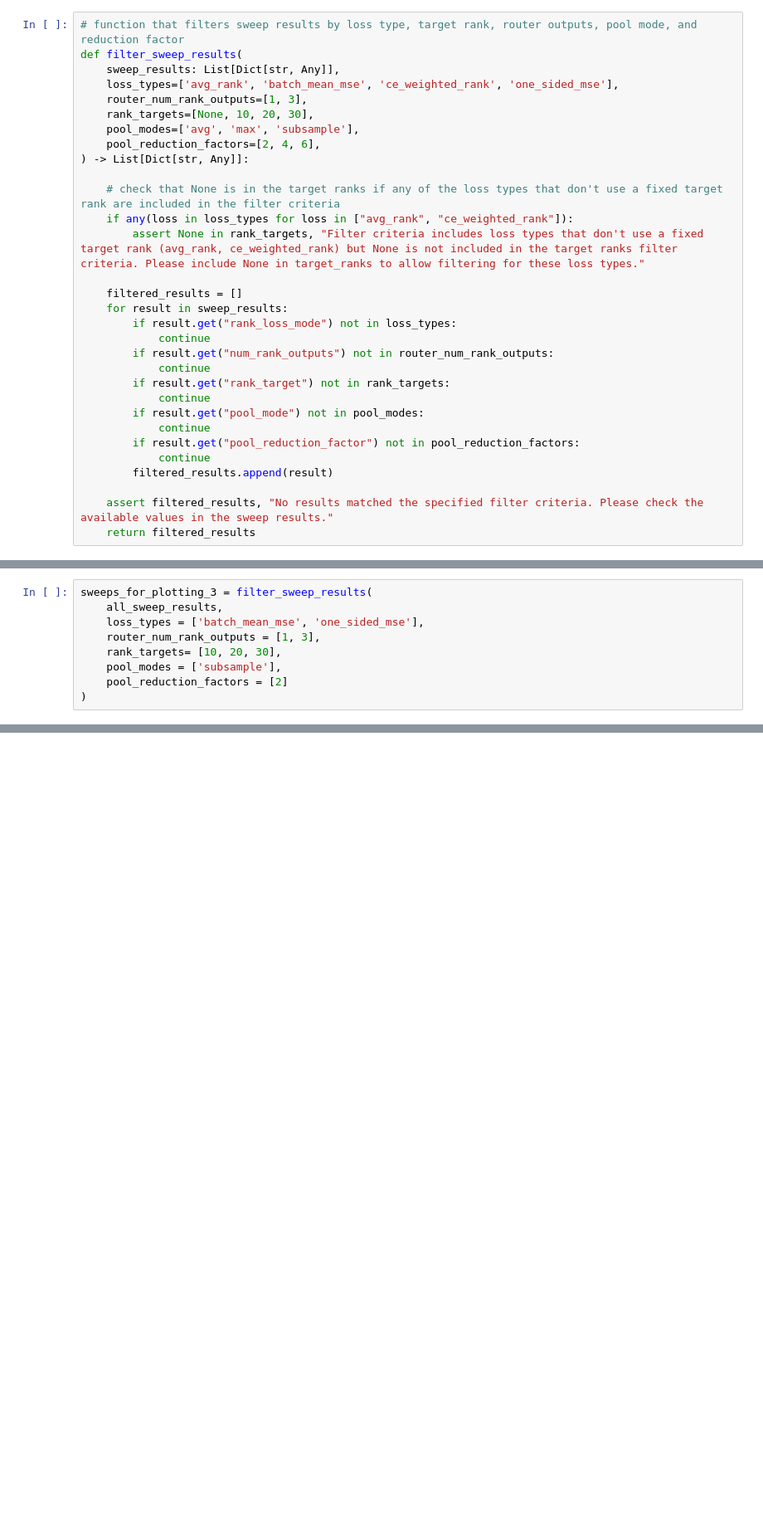
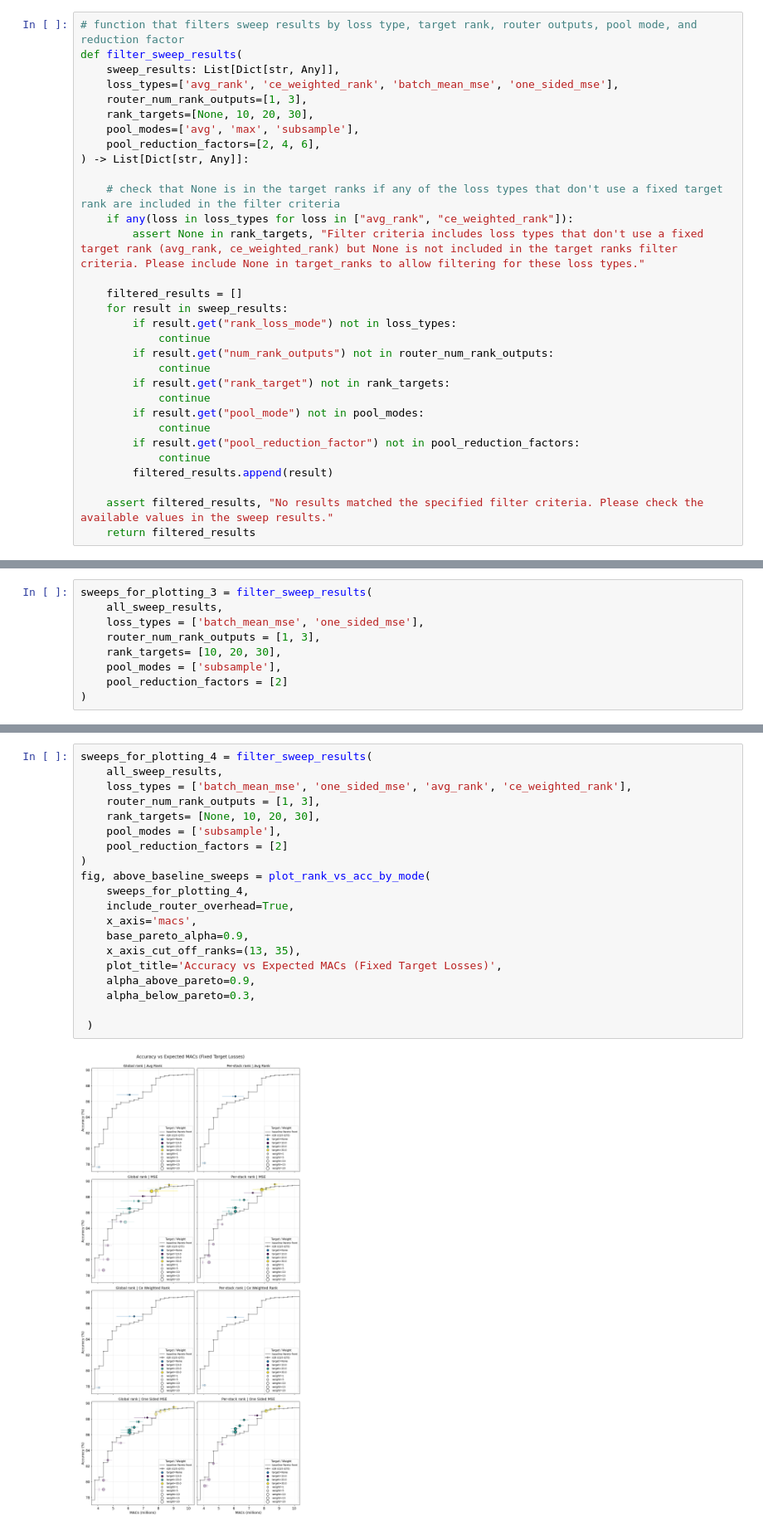
Before and after one commit to c-wejendorp/thesis, a Jupyter notebook: scripts/keyword_spotting/dynamic_model_viz.ipynb, the cells around one changed output, grey strips where cells are left out. Shown at 83% size. Saved outputs shown, nothing was run; the diff lists cells and outputs as text; blank space fills up the shorter version.

```diff
--- a/scripts/keyword_spotting/dynamic_model_viz.ipynb
+++ b/scripts/keyword_spotting/dynamic_model_viz.ipynb
@@ -176,7 +176,7 @@ all_sweep_results
 # function that filters sweep results by loss type, target rank, router outputs, pool mode, and reduction factor
 def filter_sweep_results(
     sweep_results: List[Dict[str, Any]],
-    loss_types=['avg_rank', 'batch_mean_mse', 'ce_weighted_rank', 'one_sided_mse'],
+    loss_types=['avg_rank', 'ce_weighted_rank', 'batch_mean_mse', 'one_sided_mse'],
     router_num_rank_outputs=[1, 3],
     rank_targets=[None, 10, 20, 30],
     pool_modes=['avg', 'max', 'subsample'],
@@ -1150,2 +1138,24 @@ Saved above-baseline sweeps to: /Users/christoffer/Documents/Thesis/thesis_proje
 Number of above-baseline sweeps: 23
 [figure]
+# %%
+sweeps_for_plotting_4 = filter_sweep_results(
+    all_sweep_results,
+    loss_types = ['batch_mean_mse', 'one_sided_mse', 'avg_rank', 'ce_weighted_rank'],
+    router_num_rank_outputs = [1, 3],
+    rank_targets= [None, 10, 20, 30],
+    pool_modes = ['subsample'],
+    pool_reduction_factors = [2]
+)
+fig, above_baseline_sweeps = plot_rank_vs_acc_by_mode(
+    sweeps_for_plotting_4,
+    include_router_overhead=True,
+    x_axis='macs',
+    base_pareto_alpha=0.9,
+    x_axis_cut_off_ranks=(13, 35),
+    plot_title='Accuracy vs Expected MACs (Fixed Target Losses)',
+    alpha_above_pareto=0.9,
+    alpha_below_pareto=0.3,
+
+ )
+# %% [output]
+[figure, added]
```
Also changed, not shown: parts of 5 cells of this notebook.
